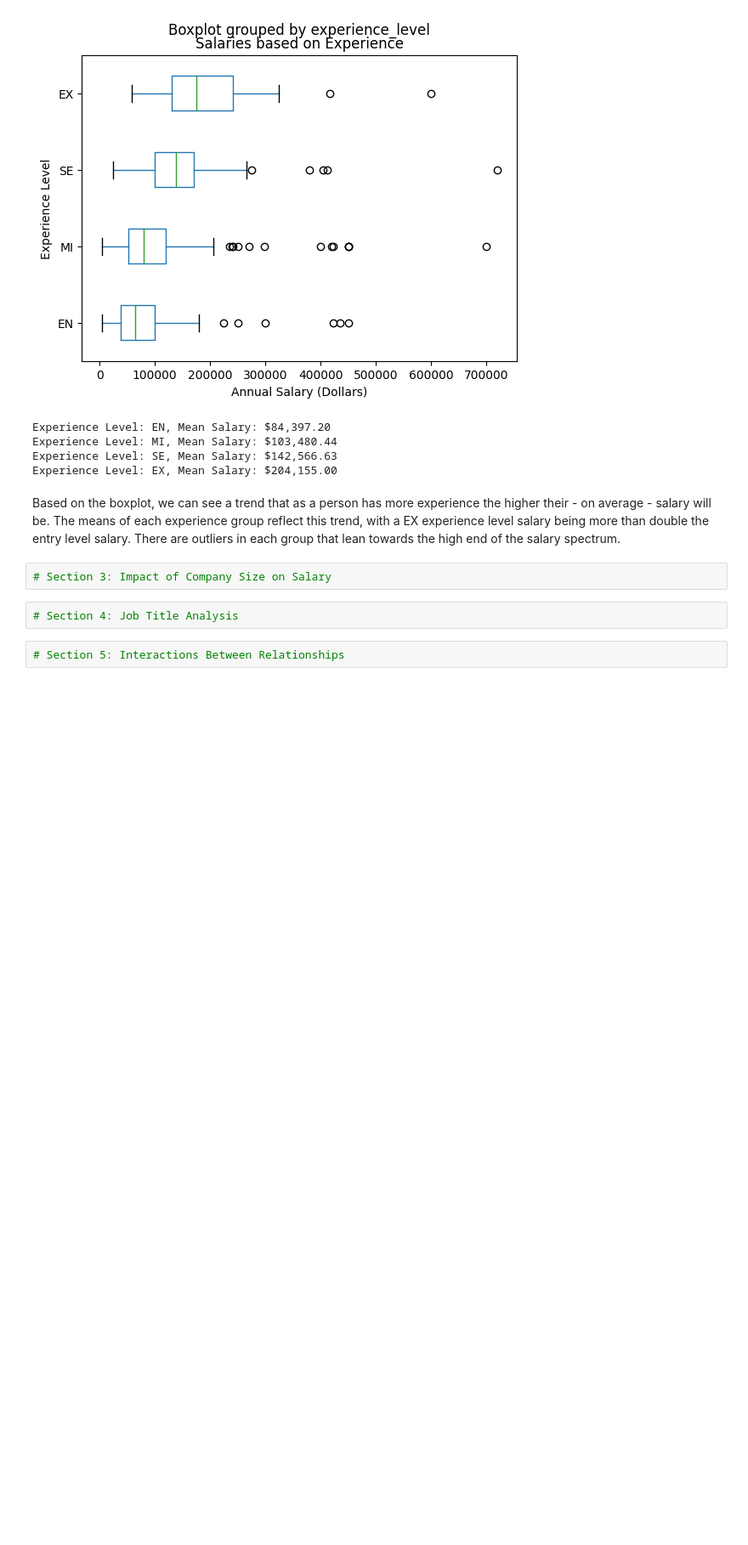
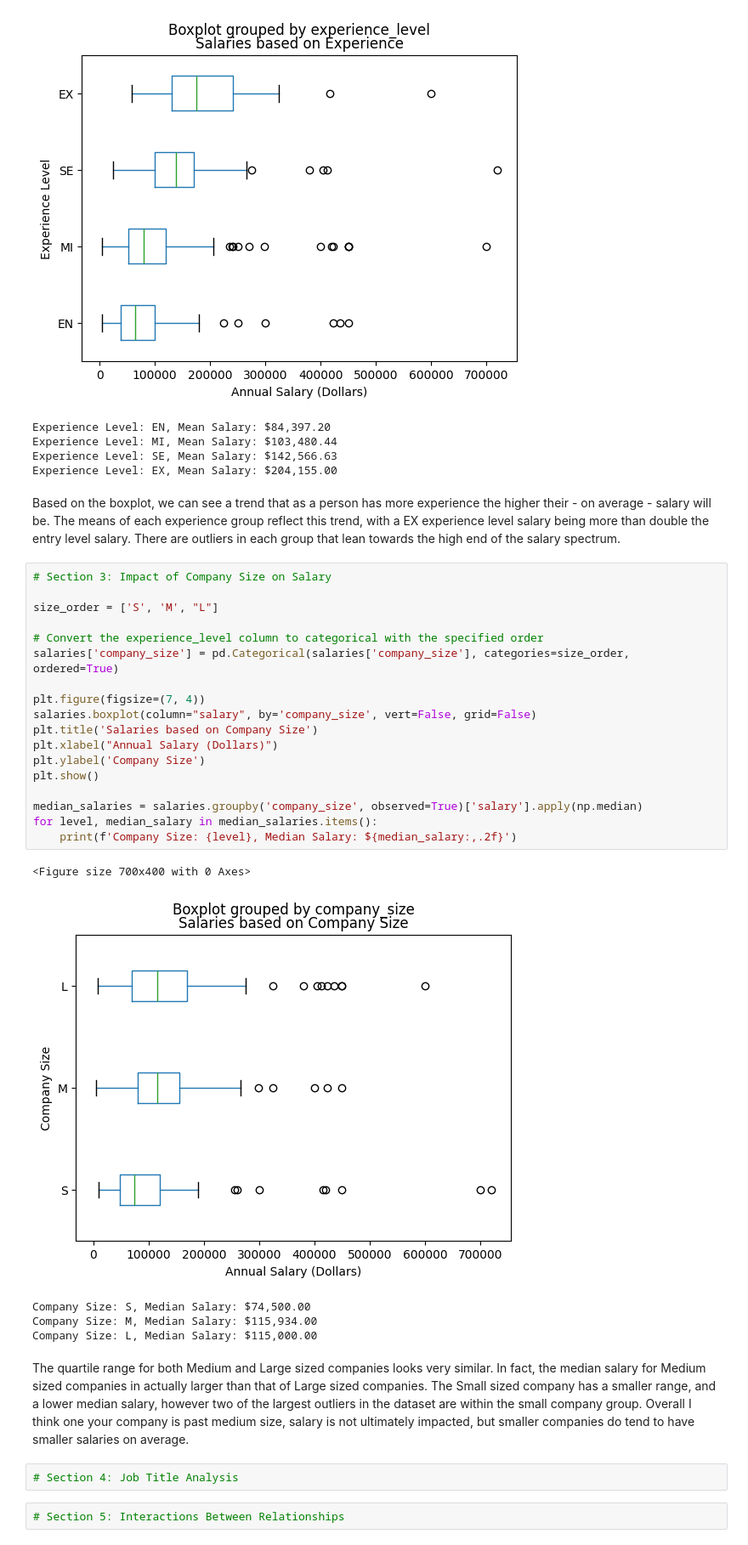
Before and after one commit to stat220/lab-1-group-17, a Jupyter notebook: lab1.ipynb, the cells around one changed output. Shown at 85% size. Cells and saved outputs as stored; diff of their text form; blank space fills up the shorter version.

```diff
--- a/lab1.ipynb
+++ b/lab1.ipynb
@@ -66,8 +66,32 @@ Experience Level: SE, Mean Salary: $142,566.63
 Experience Level: EX, Mean Salary: $204,155.00
 # %% [markdown]
 Based on the boxplot, we can see a trend that as a person has more experience the higher their - on average -  salary will be. The means of each experience group reflect this trend, with a EX experience level salary being more than double the entry level salary. There are outliers in each group that lean towards the high end of the salary spectrum.
-# %%
-# Section 3: Impact of Company Size on Salary
+# %%
+# Section 3: Impact of Company Size on Salary
+
+size_order = ['S', 'M', "L"]
+
+# Convert the experience_level column to categorical with the specified order
+salaries['company_size'] = pd.Categorical(salaries['company_size'], categories=size_order, ordered=True)
+
+plt.figure(figsize=(7, 4))
+salaries.boxplot(column="salary", by='company_size', vert=False, grid=False)
+plt.title('Salaries based on Company Size')
+plt.xlabel("Annual Salary (Dollars)")
+plt.ylabel('Company Size')
+plt.show()
+
+median_salaries = salaries.groupby('company_size', observed=True)['salary'].apply(np.median)
+for level, median_salary in median_salaries.items():
+    print(f'Company Size: {level}, Median Salary: ${median_salary:,.2f}')
+# %% [output]
+<Figure size 700x400 with 0 Axes>
+[figure, added]
+Company Size: S, Median Salary: $74,500.00
+Company Size: M, Median Salary: $115,934.00
+Company Size: L, Median Salary: $115,000.00
+# %% [markdown]
+The quartile range for both Medium and Large sized companies looks very similar. In fact, the median salary for Medium sized companies in actually larger than that of Large sized companies. The Small sized company has a smaller range, and a lower median salary, however two of the largest outliers in the dataset are within the small company group. Overall I think one your company is past medium size, salary is not ultimately impacted, but smaller companies do tend to have smaller salaries on average.
 # %%
 # Section 4: Job Title Analysis
 # %%
```
